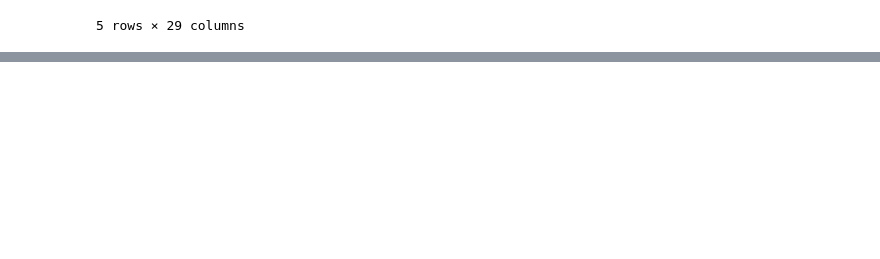
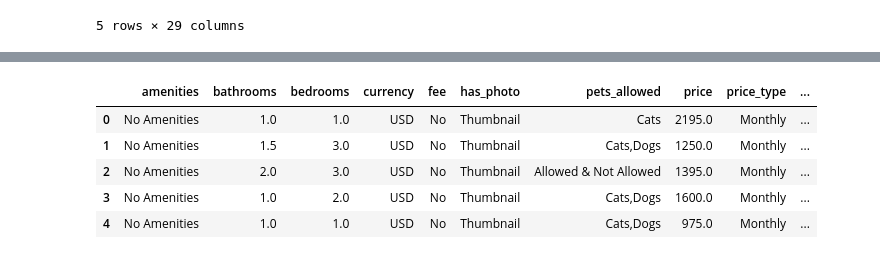
Before and after one commit to ArunK-ML/ML-DL-Classification-Regression-Model-Apartment-Rental---Dataset, a Jupyter notebook: Apartment_Rental.ipynb, the cells around one changed output, grey strips where cells are left out. Drawn from its saved outputs; the diff is of its cells as text; code cells hidden in the pictures; blank space fills up the shorter version.

```diff
--- a/Apartment_Rental.ipynb
+++ b/Apartment_Rental.ipynb
@@ -284,0 +326,19 @@ df.head()
+# %%
+# list of columns you want to copy
+cols_to_copy = ['amenities', 'bathrooms', 'bedrooms',
+       'currency', 'fee', 'has_photo', 'pets_allowed', 'price',
+        'price_type', 'square_feet', 'time', 'price_per_sqft',
+       'room_count', 'log_price', 'avg_room_size', 'location_cluster',
+       'price_category', 'affordability']
+
+# make a copy into new DataFrame
+df_selected = df[cols_to_copy].copy()
+# %%
+df_selected.head()
+# %% [output]
+|  | amenities | bathrooms | bedrooms | currency | fee | has_photo | pets_allowed | price | price_type | ... |
+| 0 | No Amenities | 1.0 | 1.0 | USD | No | Thumbnail | Cats | 2195.0 | Monthly | ... |
+| 1 | No Amenities | 1.5 | 3.0 | USD | No | Thumbnail | Cats,Dogs | 1250.0 | Monthly | ... |
+| 2 | No Amenities | 2.0 | 3.0 | USD | No | Thumbnail | Allowed & Not Allowed | 1395.0 | Monthly | ... |
+| 3 | No Amenities | 1.0 | 2.0 | USD | No | Thumbnail | Cats,Dogs | 1600.0 | Monthly | ... |
+| 4 | No Amenities | 1.0 | 1.0 | USD | No | Thumbnail | Cats,Dogs | 975.0 | Monthly | ... |
```
Also changed, not shown: parts of 6 cells of this notebook.
